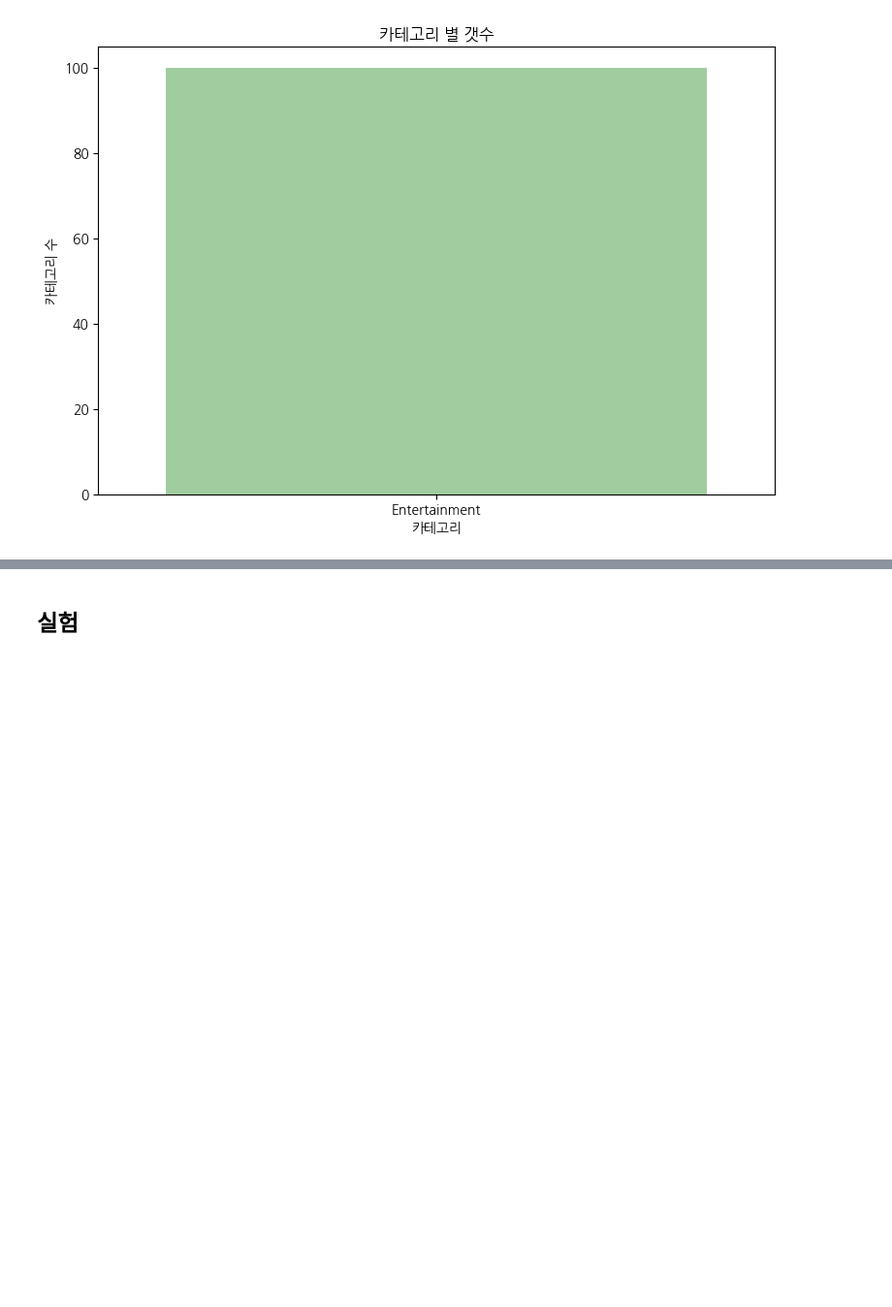
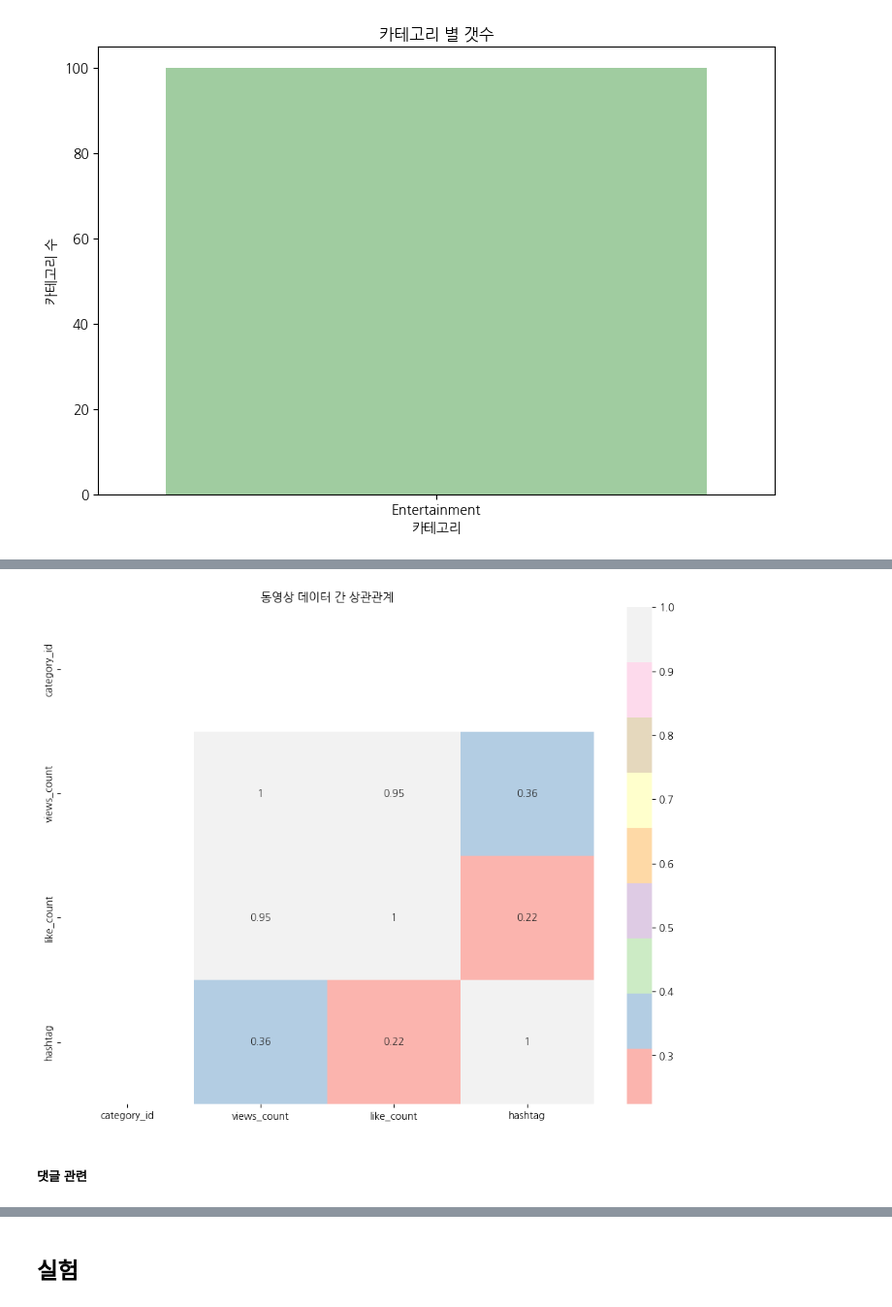
Before and after one commit to kimhyunso/coper-project, a Jupyter notebook: practice_analysis_dowon.ipynb, the cells around one changed output, grey strips where cells are left out. Shown at 97% size. Cells and saved outputs as stored; diff of their text form; code cells hidden in the pictures; blank space fills up the shorter version.

```diff
--- a/practice_analysis_dowon.ipynb
+++ b/practice_analysis_dowon.ipynb
@@ -840,3 +814,23 @@ plt.title('카테고리 별 갯수')
 plt.show()
 # %% [output]
 [figure]
+# %%
+## 타 인플루언서의 출연이 조회수와 좋아요 수에 미치는 영향
+new_df = human_hash_df.copy()
+
+for idx, value in enumerate(new_df.hashtag.unique()):
+    if value != "None":
+        new_df = prep.automatize_human_hash_df(new_df, s_tag_name=value, w_tag_name=value, category_id=24)
+    else:
+        new_df = prep.automatize_human_hash_df(new_df, s_tag_name="None", w_tag_name="#None", category_id=24)
+
+
+# new_df.drop(new_df.loc[new_df.hashtag == "#None"].index, inplace=True)
+
+
+for i in range(0, new_df.hashtag.nunique()):
+    new_df.at[i, 'hashtag'] = i
+
+new_df.hashtag = new_df.hashtag.astype(np.int64)
+
+new_df.hashtag.value_counts()
@@ -842,0 +847,12 @@ plt.show()
+# %%
+## 시각화
+plt.rcParams['figure.figsize'] = (12, 9)
+
+plt.title("동영상 데이터 간 상관관계")
+sns.heatmap(new_df.corr(), annot=True, cmap="Pastel1")
+
+plt.show()
+# %% [output]
+[figure, added]
+# %% [markdown]
+##### 댓글 관련
```
Also changed, not shown: parts of 31 cells of this notebook, 2 other files.
